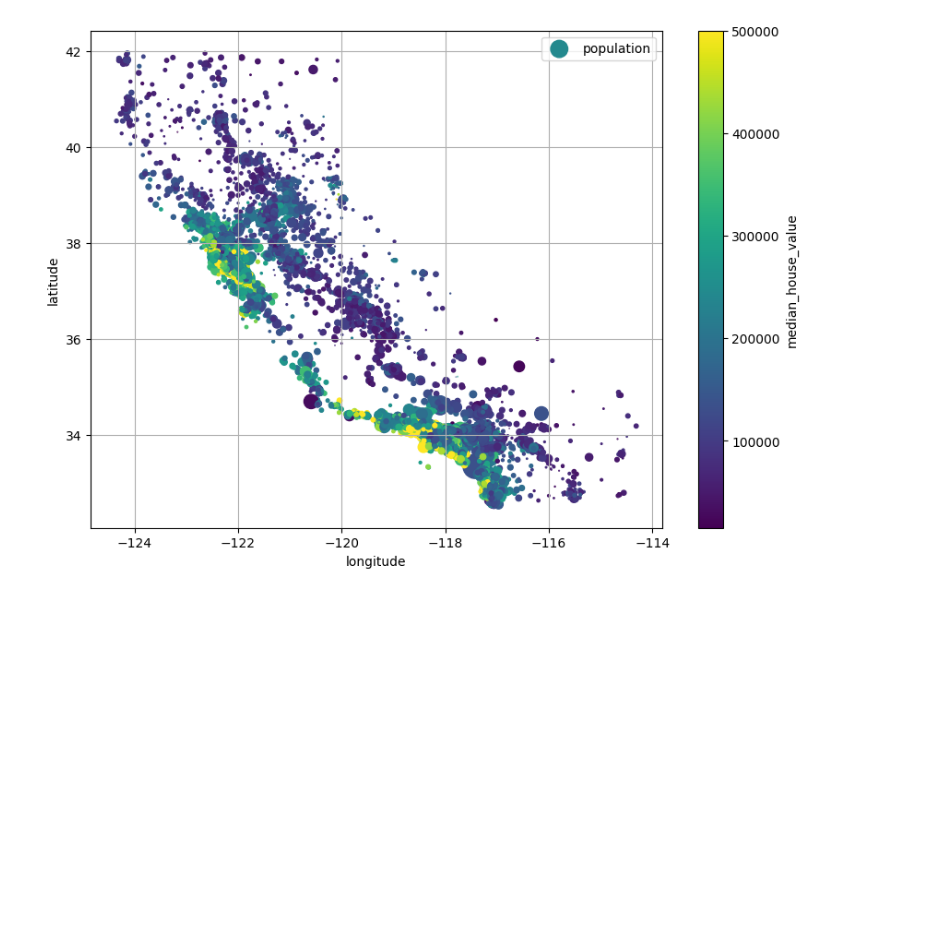
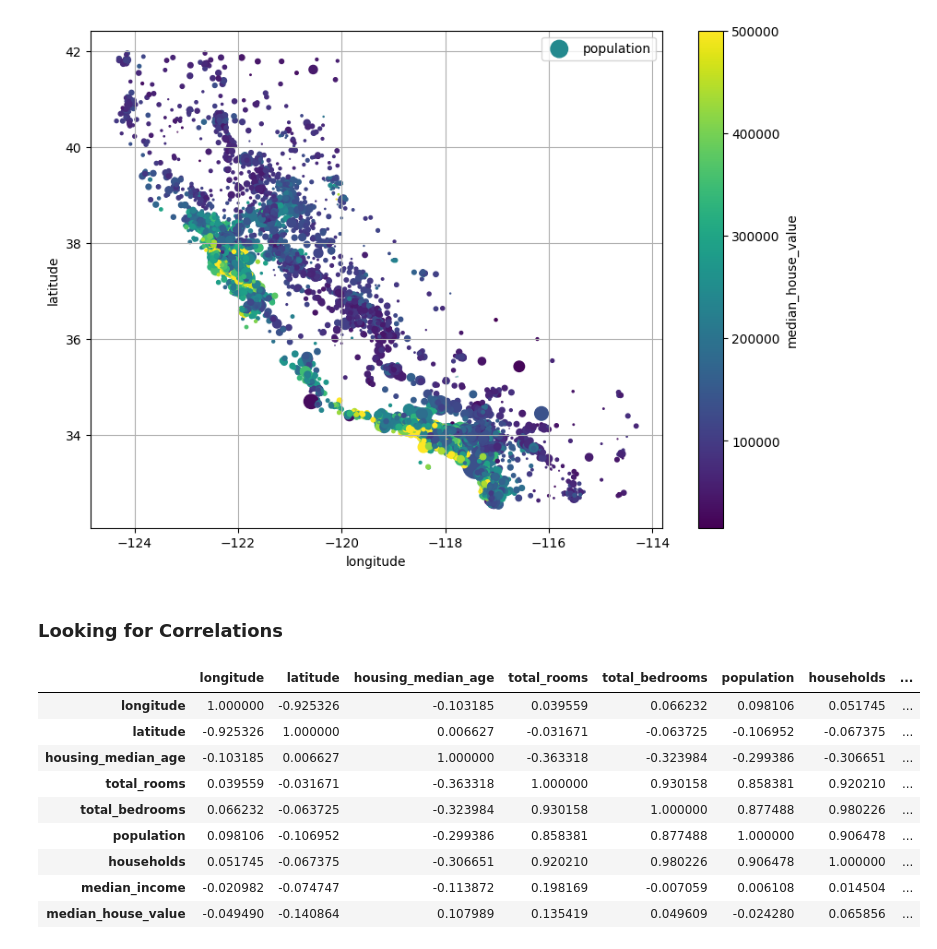
Before and after one commit to AliyarBhos/Works-done-in-Div-Academy, a Jupyter notebook: Geron_Hands_On_ML/chapter2_end_to_end_ML_project.ipynb, the cells around one changed output. Drawn from its saved outputs; the diff is of its cells as text; code cells hidden in the pictures; blank space fills up the shorter version.

```diff
--- a/Geron_Hands_On_ML/chapter2_end_to_end_ML_project.ipynb
+++ b/Geron_Hands_On_ML/chapter2_end_to_end_ML_project.ipynb
@@ -229,3 +229,20 @@ fig.update_layout(
     width=800,
     title="California Housing Map"
 )
+# %% [markdown]
+### Looking for Correlations
+# %%
+corr = housing.corr(numeric_only=True)
+# %%
+corr
+# %% [output]
+|  | longitude | latitude | housing_median_age | total_rooms | total_bedrooms | population | households | ... |
+| longitude | 1.000000 | -0.925326 | -0.103185 | 0.039559 | 0.066232 | 0.098106 | 0.051745 | ... |
+| latitude | -0.925326 | 1.000000 | 0.006627 | -0.031671 | -0.063725 | -0.106952 | -0.067375 | ... |
+| housing_median_age | -0.103185 | 0.006627 | 1.000000 | -0.363318 | -0.323984 | -0.299386 | -0.306651 | ... |
+| total_rooms | 0.039559 | -0.031671 | -0.363318 | 1.000000 | 0.930158 | 0.858381 | 0.920210 | ... |
+| total_bedrooms | 0.066232 | -0.063725 | -0.323984 | 0.930158 | 1.000000 | 0.877488 | 0.980226 | ... |
+| population | 0.098106 | -0.106952 | -0.299386 | 0.858381 | 0.877488 | 1.000000 | 0.906478 | ... |
+| households | 0.051745 | -0.067375 | -0.306651 | 0.920210 | 0.980226 | 0.906478 | 1.000000 | ... |
+| median_income | -0.020982 | -0.074747 | -0.113872 | 0.198169 | -0.007059 | 0.006108 | 0.014504 | ... |
+| median_house_value | -0.049490 | -0.140864 | 0.107989 | 0.135419 | 0.049609 | -0.024280 | 0.065856 | ... |
```
Also changed, not shown: parts of 17 cells of this notebook.
